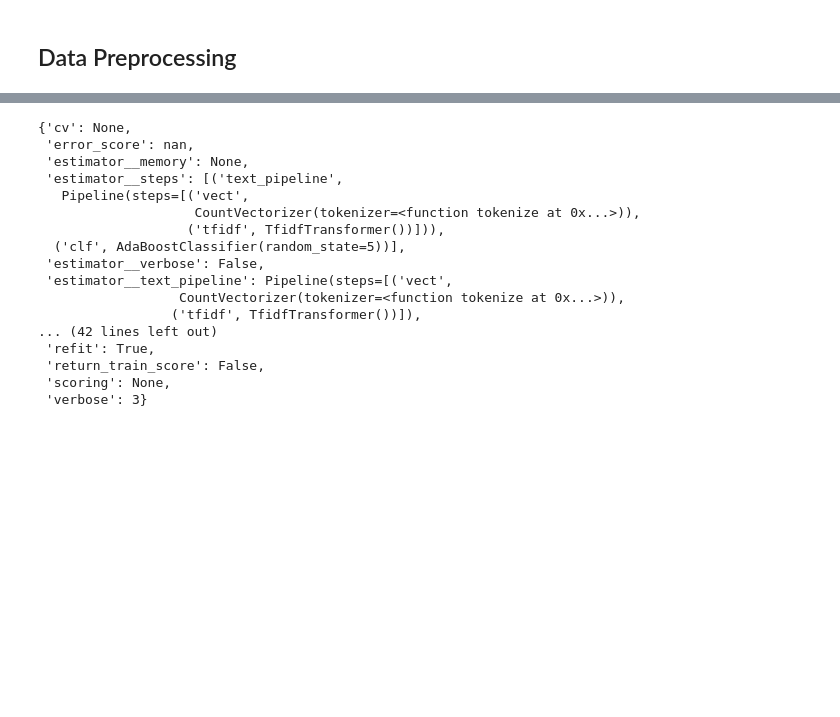
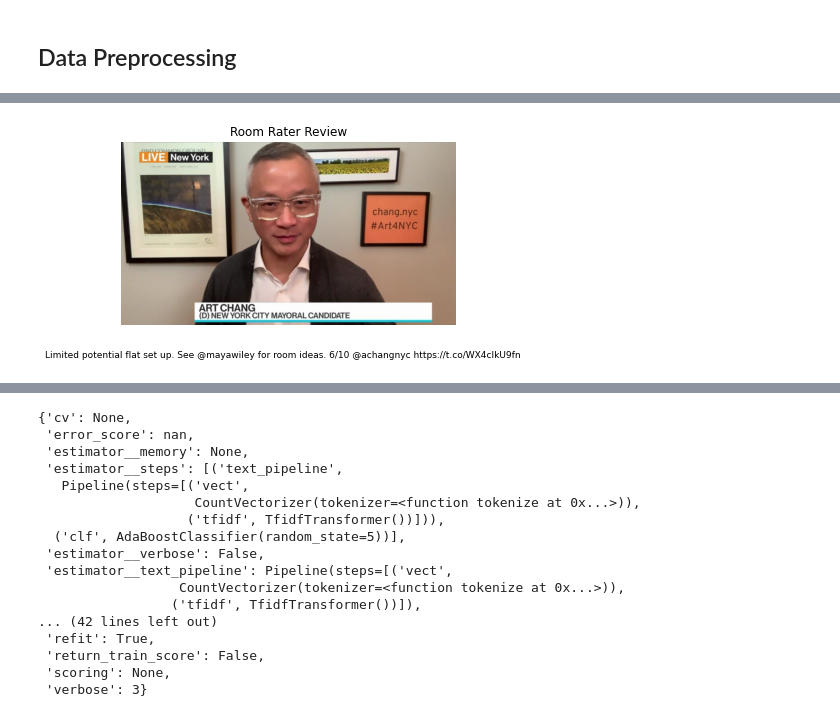
Before and after one commit to laurenmarar/RoomRater, a Jupyter notebook: RoomRater.ipynb, the cells around one changed output, grey strips where cells are left out. Cells and saved outputs as stored; diff of their text form; code cells hidden in the pictures; blank space fills up the shorter version.

```diff
--- a/RoomRater.ipynb
+++ b/RoomRater.ipynb
@@ -524,0 +503,5 @@ def build_ada_model():
+# %%
+r6_ex = rated_clean.query('rating == 6').iloc[0][0]
+view_tweet(rated_clean, r6_ex)
+# %% [output]
+[figure, added]
```
Also changed, not shown: parts of 128 cells of this notebook.
